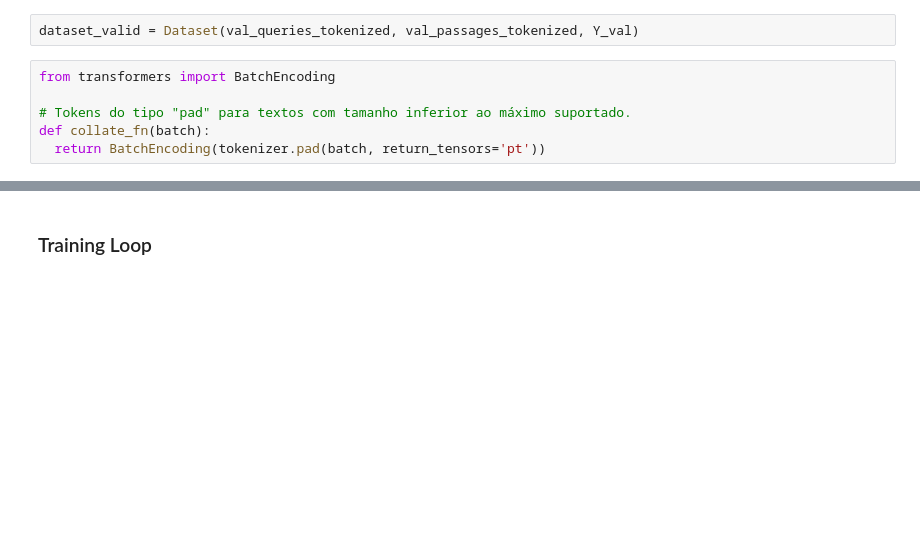
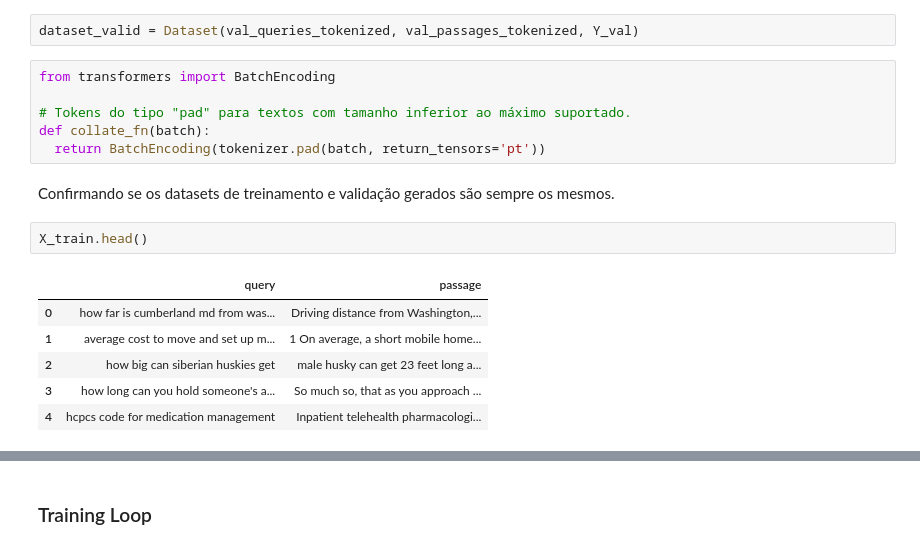
Before and after one commit to monilouise/unicamp-P_IA368DD_2023S1, a Jupyter notebook: Aula_3/Reranqueador.ipynb, the cells around one changed output, grey strips where cells are left out. Drawn from its saved outputs; the diff is of its cells as text; blank space fills up the shorter version.

```diff
--- a/Aula_3/Reranqueador.ipynb
+++ b/Aula_3/Reranqueador.ipynb
@@ -471,3 +161,14 @@ from transformers import BatchEncoding
 # Tokens do tipo "pad" para textos com tamanho inferior ao máximo suportado.
 def collate_fn(batch):
   return BatchEncoding(tokenizer.pad(batch, return_tensors='pt'))
+# %% [markdown]
+Confirmando se os datasets de treinamento e validação gerados são sempre os mesmos.
+# %%
+X_train.head()
+# %% [output]
+|  | query | passage |
+| 0 | how far is cumberland md from was... | Driving distance from Washington,... |
+| 1 | average cost to move and set up m... | 1 On average, a short mobile home... |
+| 2 | how big can siberian huskies get | male husky can get 23 feet long a... |
+| 3 | how long can you hold someone's a... | So much so, that as you approach ... |
+| 4 | hcpcs code for medication management | Inpatient telehealth pharmacologi... |
```
Also changed, not shown: parts of 87 cells of this notebook, 1 other file.
